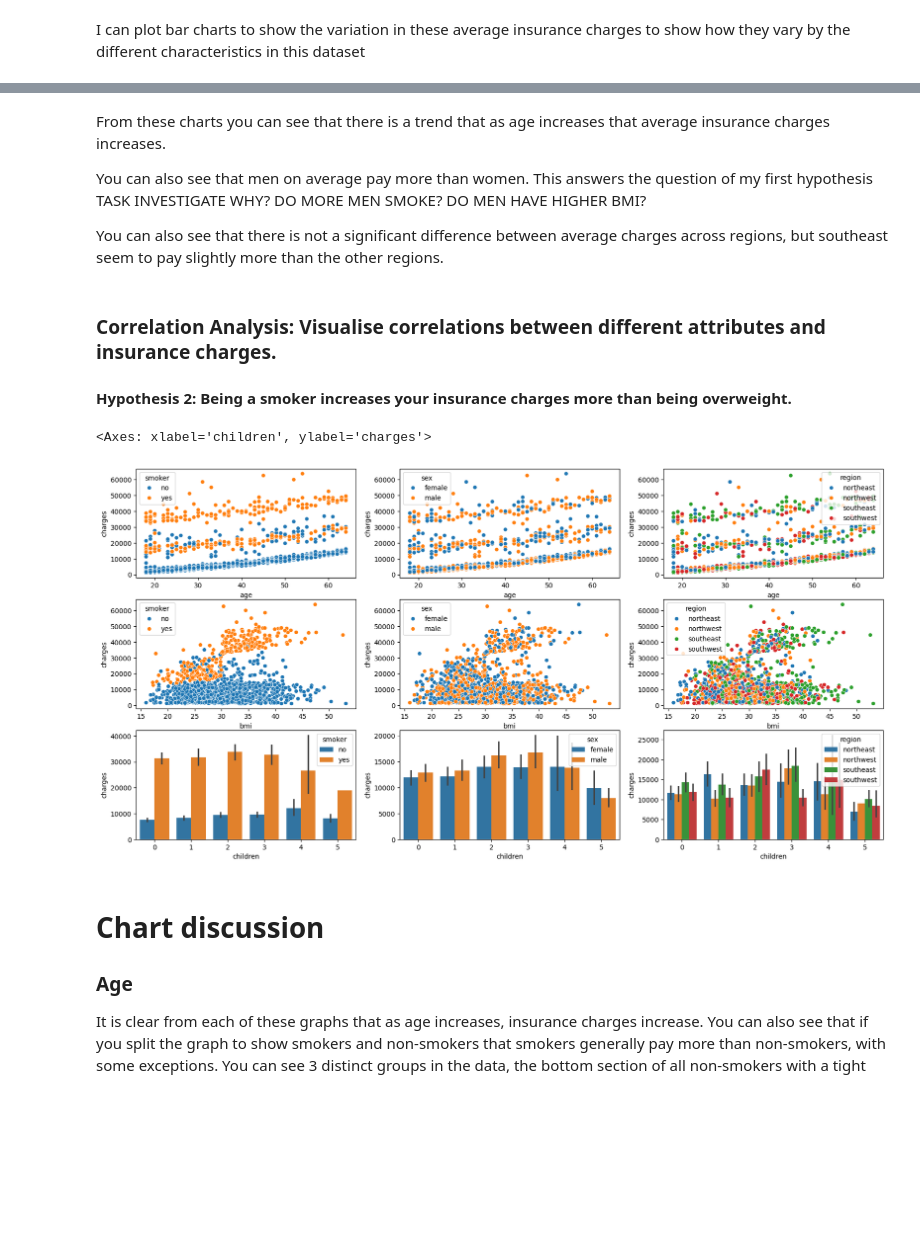
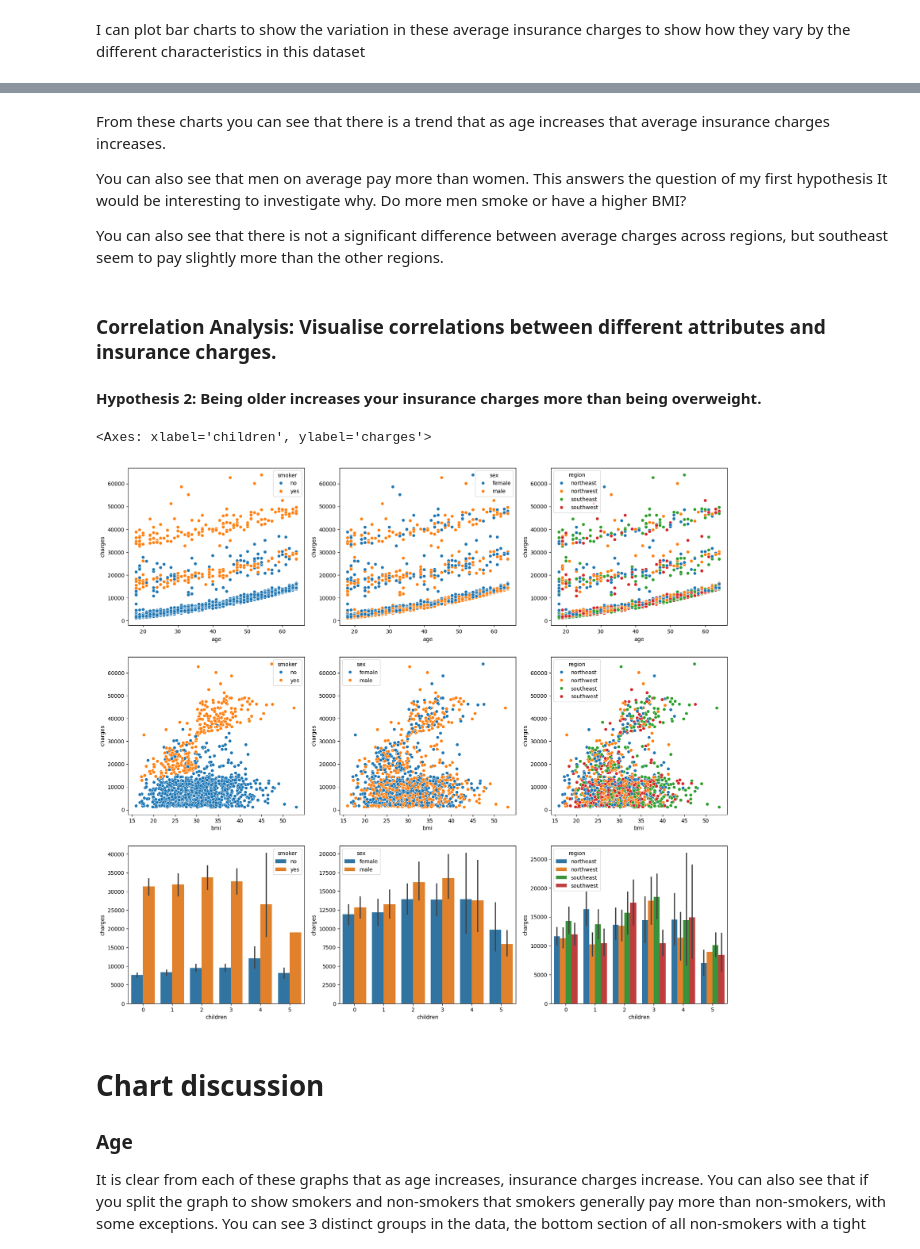
Before and after one commit to tb9757/Assignment-1---Healthcare-analysis, a Jupyter notebook: jupyter_notebooks/exploratory_data_analysis.ipynb, the cells around one changed output, grey strips where cells are left out. Saved outputs shown, nothing was run; the diff lists cells and outputs as text; code cells hidden in the pictures; blank space fills up the shorter version.

```diff
--- a/jupyter_notebooks/exploratory_data_analysis.ipynb
+++ b/jupyter_notebooks/exploratory_data_analysis.ipynb
@@ -139,29 +153,29 @@ fig.show()
 # %% [markdown]
 From these charts you can see that there is a trend that as age increases that average insurance charges increases.
 
-You can also see that men on average pay more than women. This answers the question of my first hypothesis TASK INVESTIGATE WHY? DO MORE MEN SMOKE? DO MEN HAVE HIGHER BMI?
+You can also see that men on average pay more than women. This answers the question of my first hypothesis It would be interesting to investigate why. Do more men smoke or have a higher BMI?
 
 You can also see that there is not a significant difference between average charges across regions, but southeast seem to pay slightly more than the other regions.
 # %% [markdown]
 ### Correlation Analysis: Visualise correlations between different attributes and insurance charges.
-#### Hypothesis 2: Being a smoker increases your insurance charges more than being overweight.
+#### Hypothesis 2: Being older increases your insurance charges more than being overweight.
 # %%
-fig, ax = plt.subplots(3, 3, figsize=(20, 10))
+fig, ax = plt.subplots(3, 3, figsize=(20, 18))
 
 sns.scatterplot(data=df, x='age', y='charges', hue='smoker', ax=ax[0,0])
 sns.scatterplot(data=df, x='age', y='charges', hue='sex', ax=ax[0,1])
 sns.scatterplot(data=df, x='age', y='charges', hue='region', ax=ax[0,2])
 
 sns.scatterplot(data=df, x='bmi', y='charges', hue='smoker', ax=ax[1,0])
 sns.scatterplot(data=df, x='bmi', y='charges', hue='sex', ax=ax[1,1])
 sns.scatterplot(data=df, x='bmi', y='charges', hue='region', ax=ax[1,2])
 
 sns.barplot(data=df, x='children', y='charges', hue='smoker', ax=ax[2,0])
 sns.barplot(data=df, x='children', y='charges', hue='sex', ax=ax[2,1])
 sns.barplot(data=df, x='children', y='charges', hue='region', ax=ax[2,2])
 # %% [output]
 <Axes: xlabel='children', ylabel='charges'>
-[figure, old version]
+[figure, new version]
 # %% [markdown]
 # Chart discussion
 
```
Also changed, not shown: parts of 15 cells of this notebook, 1 other file.
